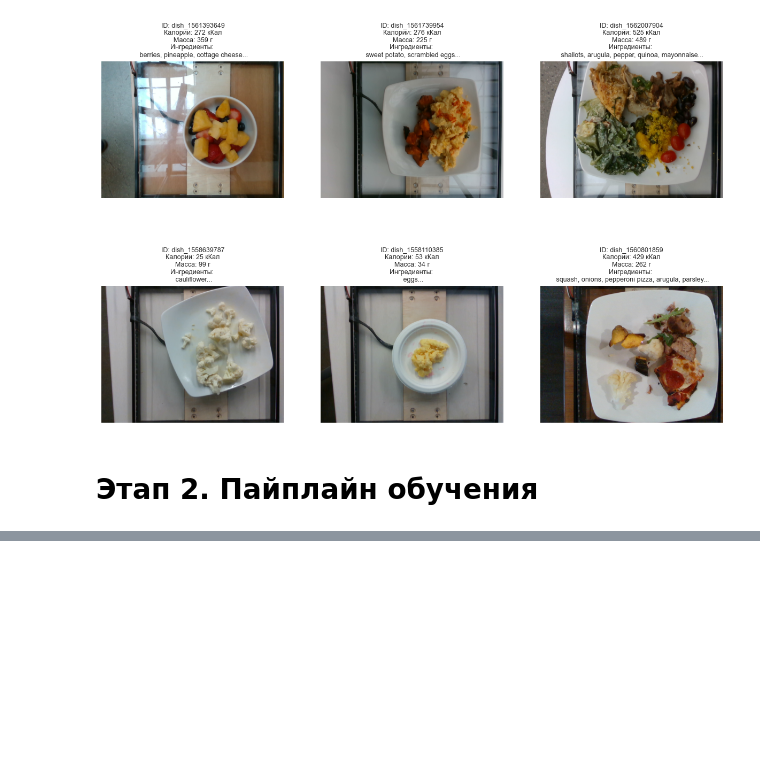
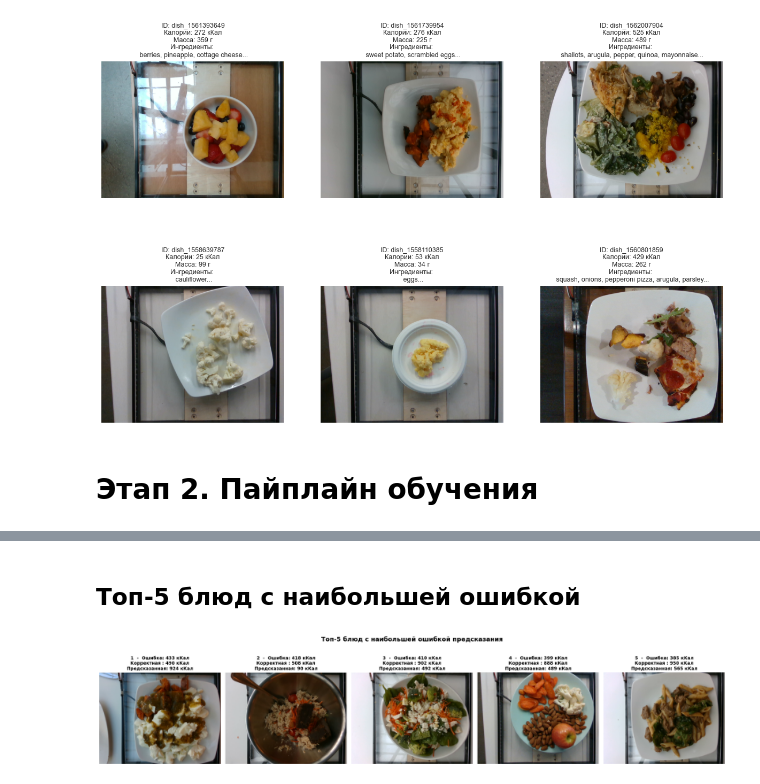
Before and after one commit to kapitalistka/ml_hw4, a Jupyter notebook: notebook.ipynb, the cells around one changed output, grey strips where cells are left out. Cells and saved outputs as stored; diff of their text form; code cells hidden in the pictures; blank space fills up the shorter version.

```diff
--- a/notebook.ipynb
+++ b/notebook.ipynb
@@ -303,0 +509,34 @@ visualize_dish_samples(df_dish, IMAGES_PATH, n_samples=6)
+# %% [markdown]
+## Топ-5 блюд с наибольшей ошибкой
+# %%
+results_df['abs_error'] = np.abs(results_df['true_calories'] - results_df['pred_calories'])
+worst_5 = results_df.nlargest(5, 'abs_error').reset_index(drop=True)
+
+
+fig, axes = plt.subplots(1, 5, figsize=(20, 5))
+
+for idx, row in worst_5.iterrows():
+    ax = axes[idx]
+
+    dish_id = str(row['dish_id'])
+    image_path = os.path.join(CONFIG['images_dir'], dish_id, 'rgb.png')
+
+
+    img = Image.open(image_path)
+    ax.imshow(img)
+
+
+    ax.set_title(
+        f"{idx+1}  -  Ошибка: {row['abs_error']:.0f} кКал\n"
+        f"Корректная : {row['true_calories']:.0f} кКал\n"
+        f"Предсказанная: {row['pred_calories']:.0f} кКал",
+        fontsize=10,
+        fontweight='bold',
+    )
+    ax.axis('off')
+
+plt.suptitle('Топ-5 блюд с наибольшей ошибкой предсказания', fontsize=14, fontweight='bold')
+plt.tight_layout()
+plt.show()
+# %% [output]
+[figure, added]
```
Also changed, not shown: parts of 8 cells of this notebook, 4 other files.
